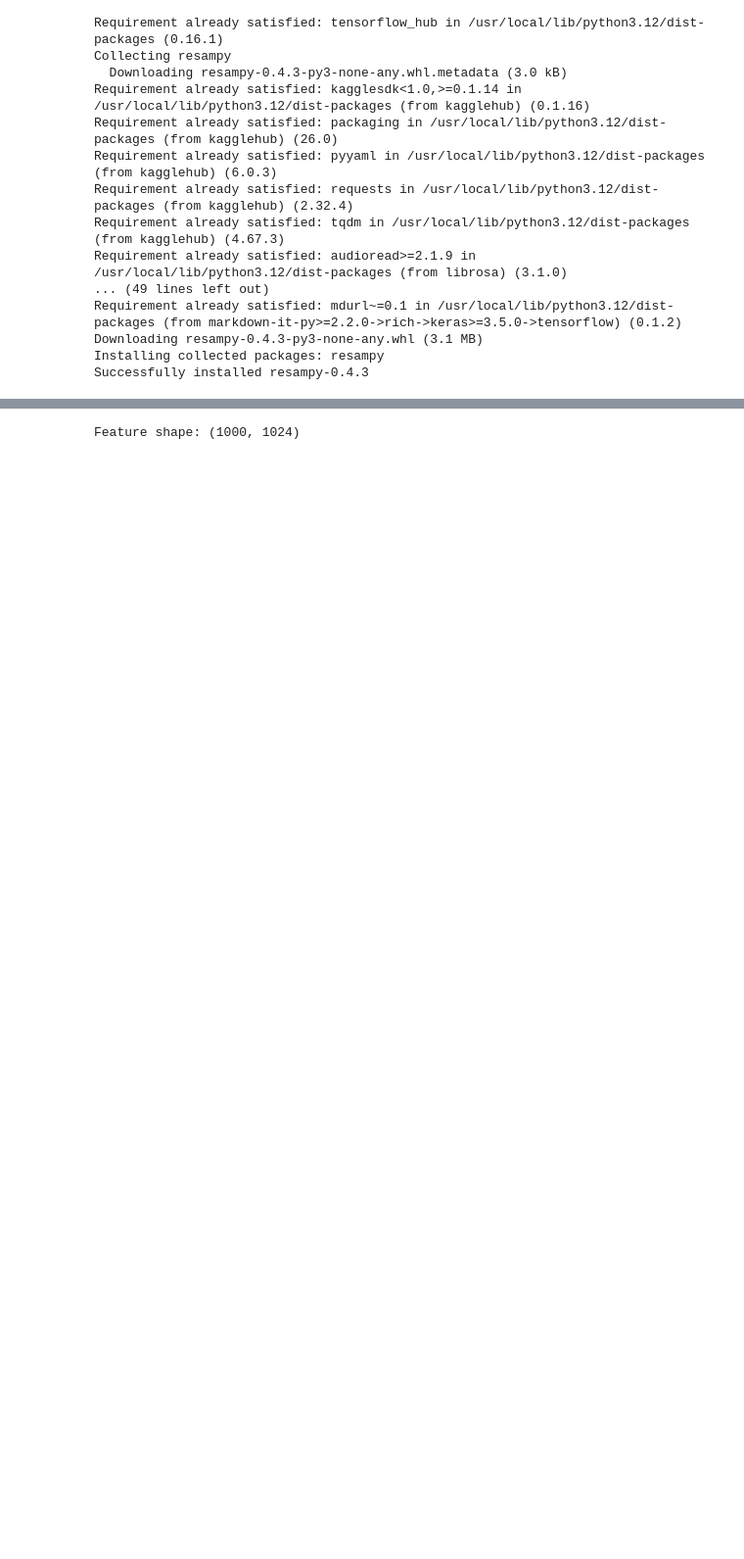
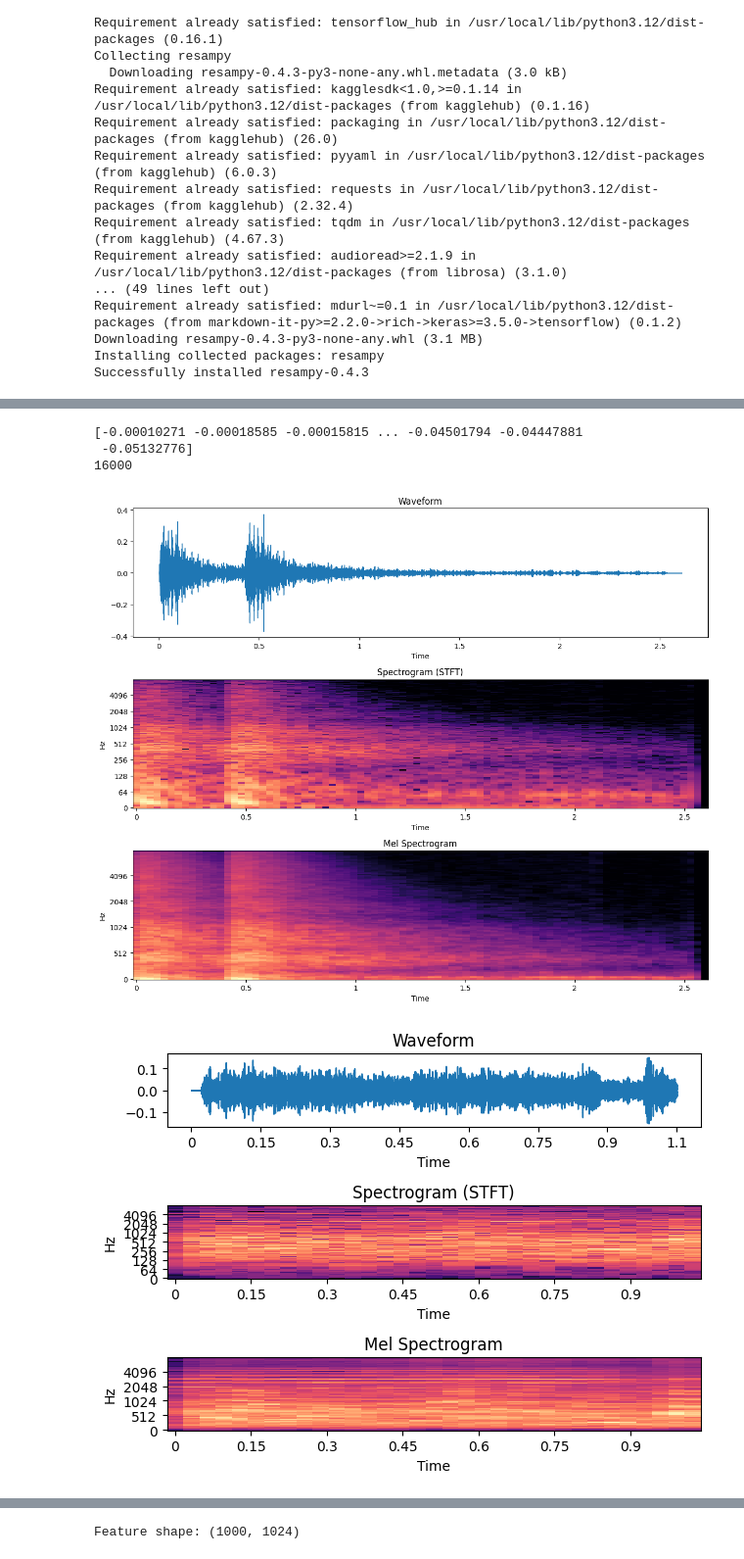
Before and after one commit to ponaalagar/tranfer_learning, a Jupyter notebook: Audio_analysis.ipynb, the cells around one changed output, grey strips where cells are left out. Shown at 98% size. Cells and saved outputs as stored; diff of their text form; code cells hidden in the pictures; blank space fills up the shorter version.

```diff
--- a/Audio_analysis.ipynb
+++ b/Audio_analysis.ipynb
@@ -48,0 +75,58 @@ Dataset path: /root/.cache/kagglehub/datasets/chrisfilo/urbansound8k/versions/1
+# %%
+#confirmed for exploratory data analysis
+import librosa #--
+import librosa.display as ld #--
+import librosa.feature as lf #--
+import matplotlib.pyplot as plt
+import numpy as np
+
+li=["/kaggle/input/urbansound8k/fold1/102305-6-0-0.wav","/kaggle/input/urbansound8k/fold10/100648-1-1-0.wav","/kaggle/input/urbansound8k/fold7/101848-9-0-1.wav"]
+
+sample = librosa.load("/kaggle/input/urbansound8k/fold1/101415-3-0-2.wav",sr=16000)
+audio , sr = sample
+print(audio)
+print(sr)
+plt.figure(figsize=(12, 10))
+def eda(audio,sr,x):
+  # Load the audio file
+
+
+
+  # 1. Waveform (Time Domain)
+  plt.subplot(3, x, 1)
+  ld.waveshow(audio, sr=sr)
+  plt.title('Waveform')
+
+  # 2. Spectrogram (STFT)
+  plt.subplot(3, x, 2)
+  # Compute Short-Time Fourier Transform
+  D = librosa.stft(audio)
+  # Convert amplitude to decibels for log visualization
+  S_db = librosa.amplitude_to_db(np.abs(D), ref=np.max)
+  librosa.display.specshow(S_db, sr=sr, x_axis='time', y_axis='log')
+  plt.title('Spectrogram (STFT)')
+
+  # 3. Mel-Spectrogram
+  plt.subplot(3, x, 3)
+  # Extract Mel Spectrogram
+  mel_spec = librosa.feature.melspectrogram(y=audio, sr=sr, n_mels=128)
+  # Convert power to decibels
+  mel_spec_db = librosa.power_to_db(mel_spec, ref=np.max)
+  librosa.display.specshow(mel_spec_db, sr=sr, x_axis='time', y_axis='mel')
+  plt.title('Mel Spectrogram')
+
+  plt.tight_layout()
+  plt.show()
+
+for i in li:
+  sample , sr = librosa.load(i,sr=16000)
+  eda(sample,sr,x=1)
+for i in li:
+  sample , sr = librosa.load(i,sr=1000)
+  eda(sample,sr,x=1)
+# %% [output]
+[-0.00010271 -0.00018585 -0.00015815 ... -0.04501794 -0.04447881
+ -0.05132776]
+16000
+[figure, added]
+[figure, added]
```
Also changed, not shown: parts of 10 cells of this notebook.
